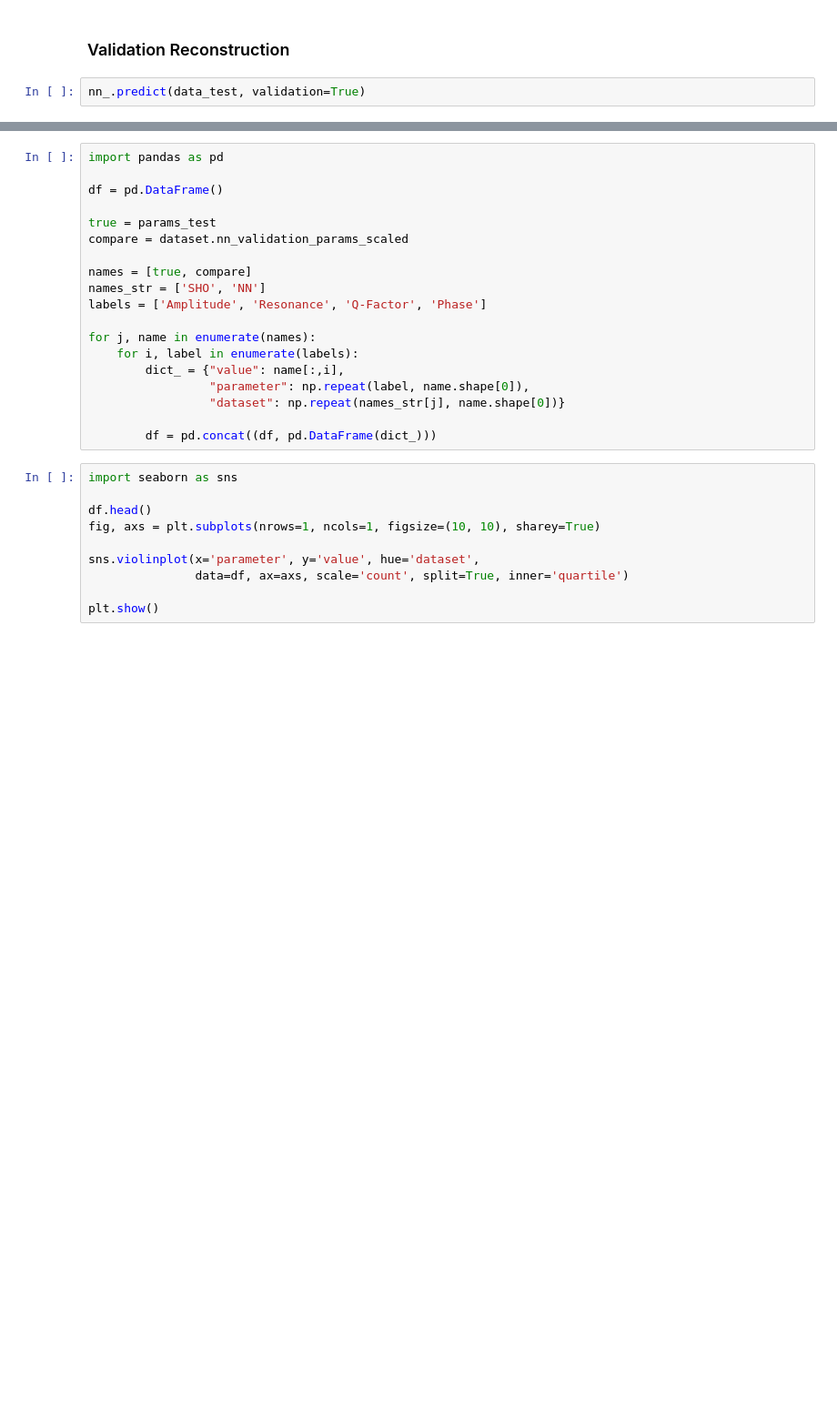
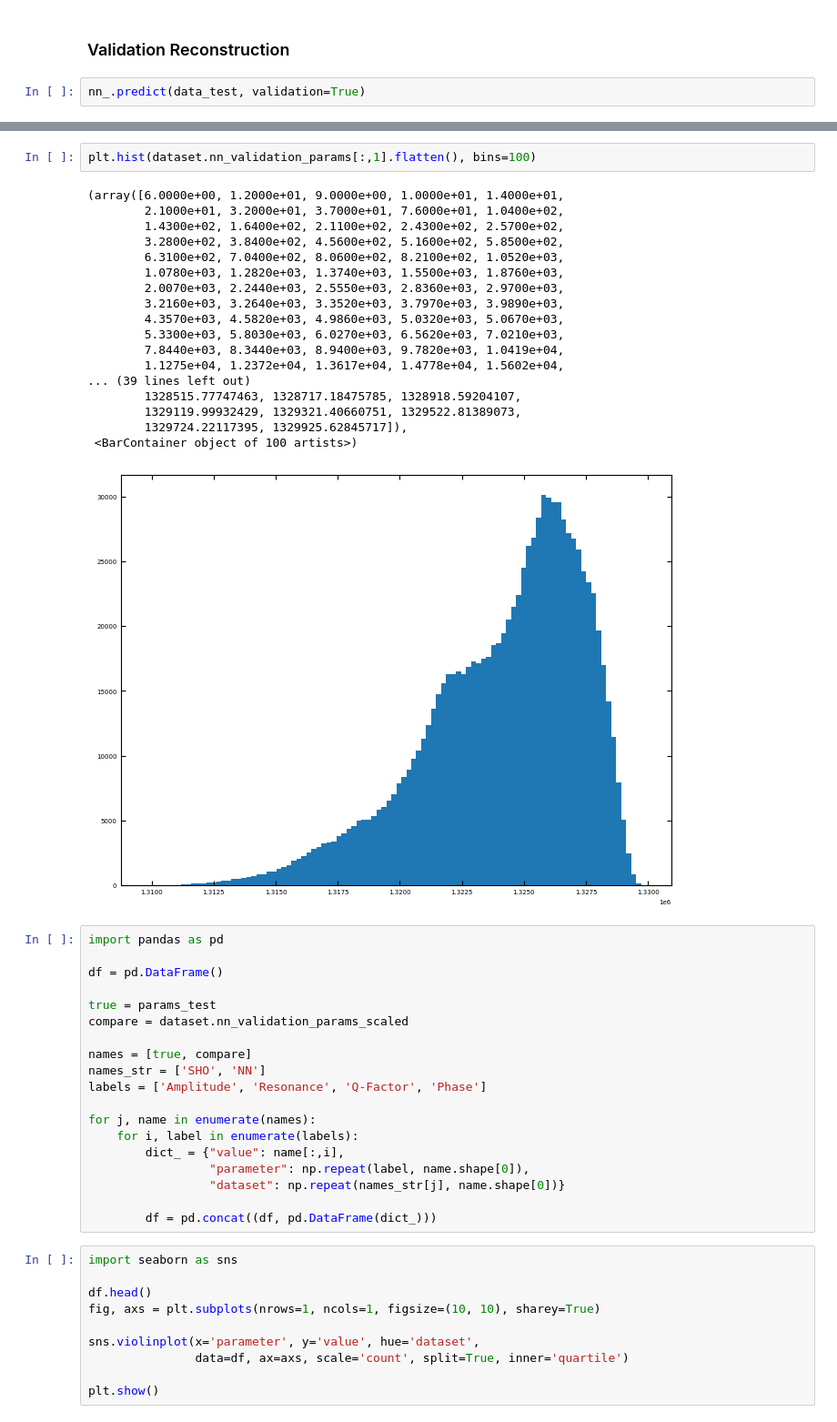
Before and after one commit to m3-learning/m3_learning_old, a Jupyter notebook: m3_learning/papers/2023_Rapid_Fitting/3_Pytorch_SHO_Fitter.ipynb, the cells around one changed output, grey strips where cells are left out. Shown at 91% size. Cells and saved outputs as stored; diff of their text form; blank space fills up the shorter version.

```diff
--- a/m3_learning/papers/2023_Rapid_Fitting/3_Pytorch_SHO_Fitter.ipynb
+++ b/m3_learning/papers/2023_Rapid_Fitting/3_Pytorch_SHO_Fitter.ipynb
@@ -226,3 +306,24 @@ Average MSE: 0.04236861690878868
+# %%
+plt.hist(dataset.nn_validation_params[:,1].flatten(), bins=100)
+# %% [output]
+(array([6.0000e+00, 1.2000e+01, 9.0000e+00, 1.0000e+01, 1.4000e+01,
+        2.1000e+01, 3.2000e+01, 3.7000e+01, 7.6000e+01, 1.0400e+02,
+        1.4300e+02, 1.6400e+02, 2.1100e+02, 2.4300e+02, 2.5700e+02,
+        3.2800e+02, 3.8400e+02, 4.5600e+02, 5.1600e+02, 5.8500e+02,
+        6.3100e+02, 7.0400e+02, 8.0600e+02, 8.2100e+02, 1.0520e+03,
+        1.0780e+03, 1.2820e+03, 1.3740e+03, 1.5500e+03, 1.8760e+03,
+        2.0070e+03, 2.2440e+03, 2.5550e+03, 2.8360e+03, 2.9700e+03,
+        3.2160e+03, 3.2640e+03, 3.3520e+03, 3.7970e+03, 3.9890e+03,
+        4.3570e+03, 4.5820e+03, 4.9860e+03, 5.0320e+03, 5.0670e+03,
+        5.3300e+03, 5.8030e+03, 6.0270e+03, 6.5620e+03, 7.0210e+03,
+        7.8440e+03, 8.3440e+03, 8.9400e+03, 9.7820e+03, 1.0419e+04,
+        1.1275e+04, 1.2372e+04, 1.3617e+04, 1.4778e+04, 1.5602e+04,
+... (39 lines left out)
+        1328515.77747463, 1328717.18475785, 1328918.59204107,
+        1329119.99932429, 1329321.40660751, 1329522.81389073,
+        1329724.22117395, 1329925.62845717]),
+ <BarContainer object of 100 artists>)
+[figure, added]
 # %%
 import pandas as pd
 
```
Also changed, not shown: parts of 16 cells of this notebook, 3 other files.
